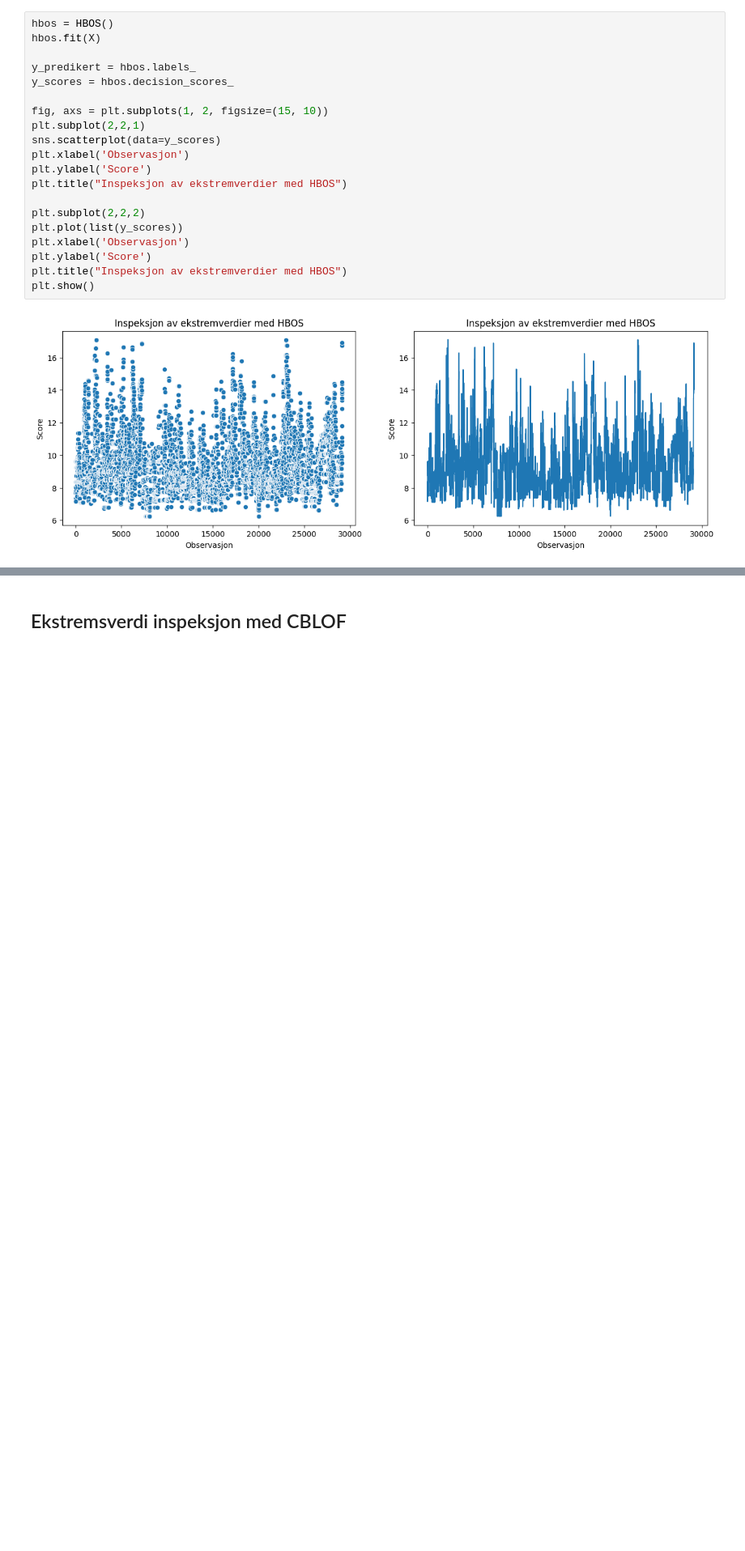
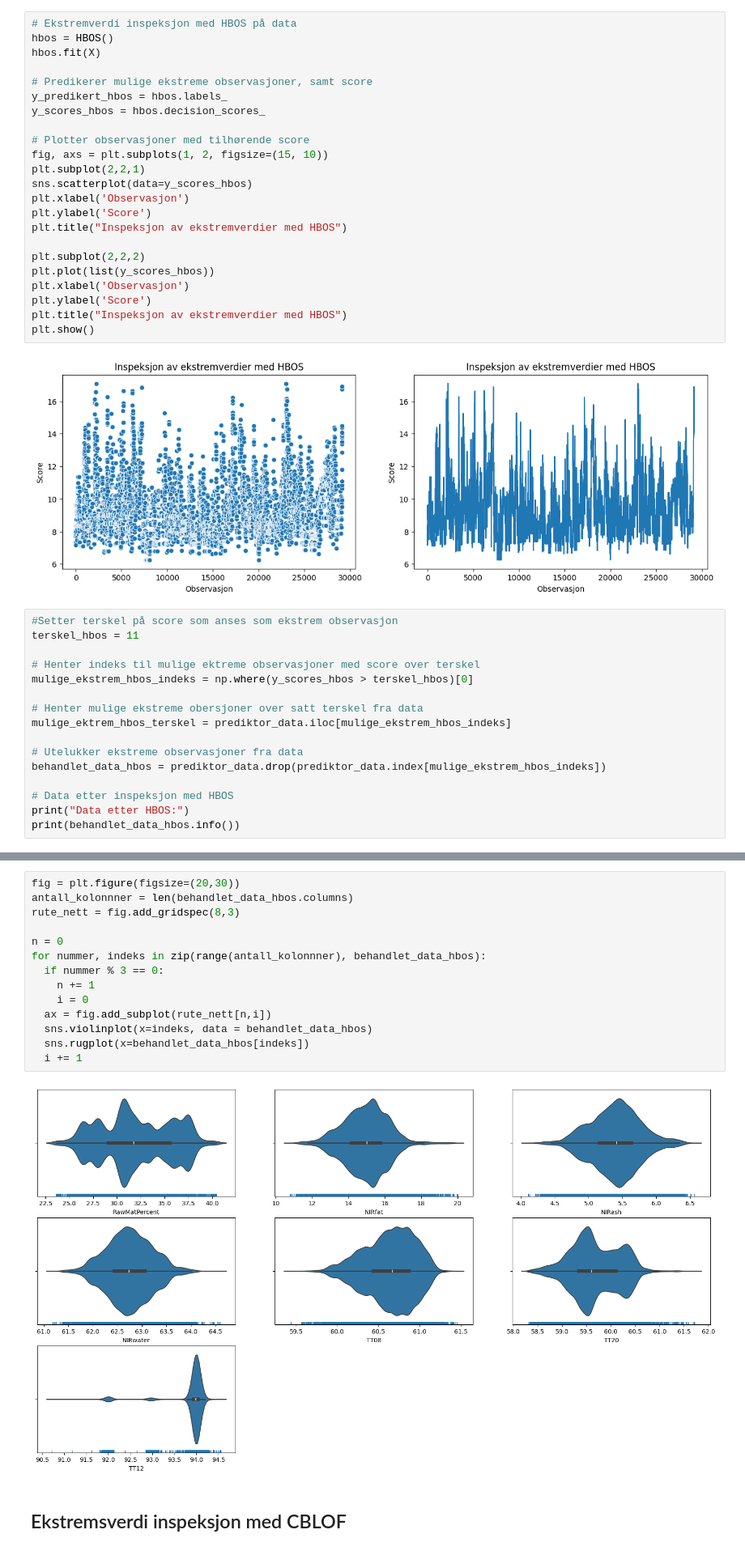
Before and after one commit to PreyPython123/Master-V24-Semiveiledet-Regresjon, a Jupyter notebook: Bioco_Databehandling_av_ekstremverdier.ipynb, the cells around one changed output, grey strips where cells are left out. Shown at 81% size. Cells and saved outputs as stored; diff of their text form; blank space fills up the shorter version.

```diff
--- a/Bioco_Databehandling_av_ekstremverdier.ipynb
+++ b/Bioco_Databehandling_av_ekstremverdier.ipynb
@@ -101,24 +122,43 @@ for nummer, indeks in zip(range(antall_kolonnner), prediktor_data):
 # %% [markdown]
 ## Ekstremverdi inspeksjon med HBOS
 # %%
+# Ekstremverdi inspeksjon med HBOS på data
 hbos = HBOS()
 hbos.fit(X)
 
-y_predikert = hbos.labels_
-y_scores = hbos.decision_scores_
+# Predikerer mulige ekstreme observasjoner, samt score
+y_predikert_hbos = hbos.labels_
+y_scores_hbos = hbos.decision_scores_
 
+# Plotter observasjoner med tilhørende score
 fig, axs = plt.subplots(1, 2, figsize=(15, 10))
 plt.subplot(2,2,1)
-sns.scatterplot(data=y_scores)
+sns.scatterplot(data=y_scores_hbos)
 plt.xlabel('Observasjon')
 plt.ylabel('Score')
 plt.title("Inspeksjon av ekstremverdier med HBOS")
 
 plt.subplot(2,2,2)
-plt.plot(list(y_scores))
+plt.plot(list(y_scores_hbos))
 plt.xlabel('Observasjon')
 plt.ylabel('Score')
 plt.title("Inspeksjon av ekstremverdier med HBOS")
 plt.show()
 # %% [output]
 [figure]
+# %%
+#Setter terskel på score som anses som ekstrem observasjon
+terskel_hbos = 11
+
+# Henter indeks til mulige ektreme observasjoner med score over terskel
+mulige_ekstrem_hbos_indeks = np.where(y_scores_hbos > terskel_hbos)[0]
+
+# Henter mulige ekstreme obersjoner over satt terskel fra data
+mulige_ektrem_hbos_terskel = prediktor_data.iloc[mulige_ekstrem_hbos_indeks]
+
+# Utelukker ekstreme observasjoner fra data
+behandlet_data_hbos = prediktor_data.drop(prediktor_data.index[mulige_ekstrem_hbos_indeks])
+
+# Data etter inspeksjon med HBOS
+print("Data etter HBOS:")
+print(behandlet_data_hbos.info())
@@ -125,3 +182,19 @@ plt.show()
+# %%
+fig = plt.figure(figsize=(20,30))
+antall_kolonnner = len(behandlet_data_hbos.columns)
+rute_nett = fig.add_gridspec(8,3)
+
+n = 0
+for nummer, indeks in zip(range(antall_kolonnner), behandlet_data_hbos):
+  if nummer % 3 == 0:
+    n += 1
+    i = 0
+  ax = fig.add_subplot(rute_nett[n,i])
+  sns.violinplot(x=indeks, data = behandlet_data_hbos)
+  sns.rugplot(x=behandlet_data_hbos[indeks])
+  i += 1
+# %% [output]
+[figure, added]
 # %% [markdown]
 ## Ekstremsverdi inspeksjon med CBLOF
 # %%
```
Also changed, not shown: parts of 19 cells of this notebook.
